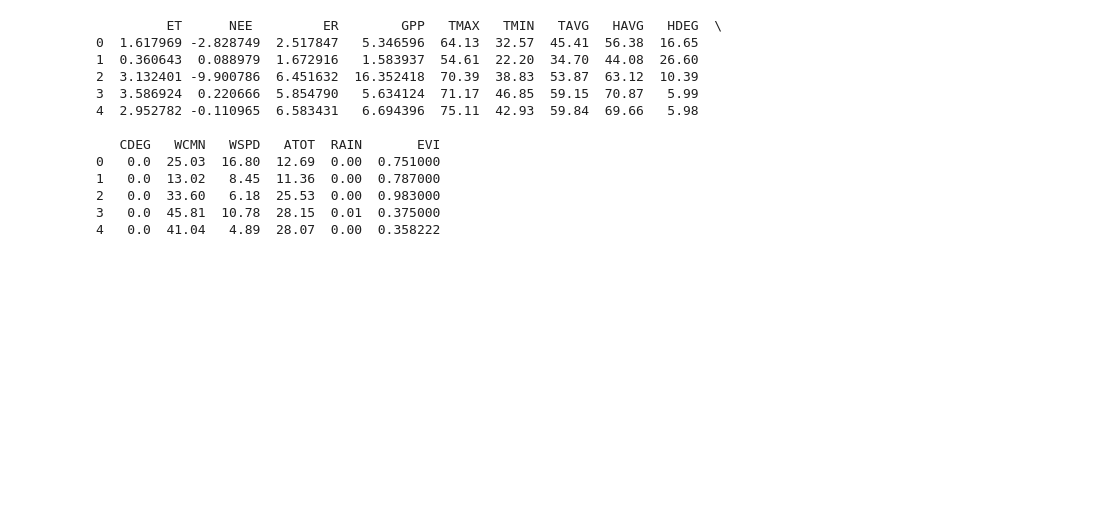
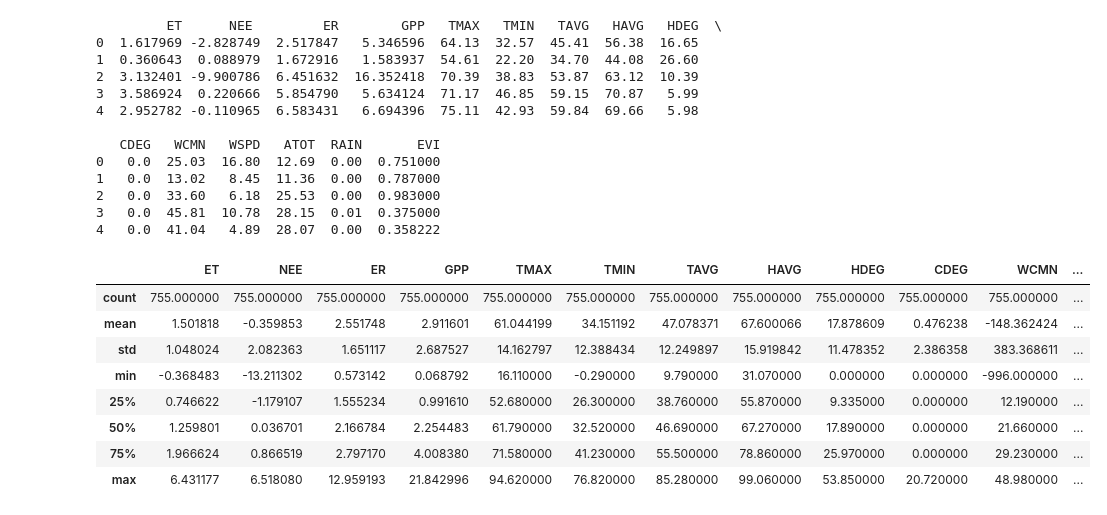
Before and after one commit to AkselCan/AgriAIChallenge, a Jupyter notebook: Aksel.ipynb, the cells around one changed output. Drawn from its saved outputs; the diff is of its cells as text; code cells hidden in the pictures; blank space fills up the shorter version.

```diff
--- a/Aksel.ipynb
+++ b/Aksel.ipynb
@@ -37,6 +39,18 @@ copydf_grainonly = combined_df.copy()
 2   0.0  33.60   6.18  25.53  0.00  0.983000
 3   0.0  45.81  10.78  28.15  0.01  0.375000
 4   0.0  41.04   4.89  28.07  0.00  0.358222
+# %%
+copydf_grainonly.describe()
+# %% [output]
+|  | ET | NEE | ER | GPP | TMAX | TMIN | TAVG | HAVG | HDEG | CDEG | WCMN | ... |
+| count | 755.000000 | 755.000000 | 755.000000 | 755.000000 | 755.000000 | 755.000000 | 755.000000 | 755.000000 | 755.000000 | 755.000000 | 755.000000 | ... |
+| mean | 1.501818 | -0.359853 | 2.551748 | 2.911601 | 61.044199 | 34.151192 | 47.078371 | 67.600066 | 17.878609 | 0.476238 | -148.362424 | ... |
+| std | 1.048024 | 2.082363 | 1.651117 | 2.687527 | 14.162797 | 12.388434 | 12.249897 | 15.919842 | 11.478352 | 2.386358 | 383.368611 | ... |
+| min | -0.368483 | -13.211302 | 0.573142 | 0.068792 | 16.110000 | -0.290000 | 9.790000 | 31.070000 | 0.000000 | 0.000000 | -996.000000 | ... |
+| 25% | 0.746622 | -1.179107 | 1.555234 | 0.991610 | 52.680000 | 26.300000 | 38.760000 | 55.870000 | 9.335000 | 0.000000 | 12.190000 | ... |
+| 50% | 1.259801 | 0.036701 | 2.166784 | 2.254483 | 61.790000 | 32.520000 | 46.690000 | 67.270000 | 17.890000 | 0.000000 | 21.660000 | ... |
+| 75% | 1.966624 | 0.866519 | 2.797170 | 4.008380 | 71.580000 | 41.230000 | 55.500000 | 78.860000 | 25.970000 | 0.000000 | 29.230000 | ... |
+| max | 6.431177 | 6.518080 | 12.959193 | 21.842996 | 94.620000 | 76.820000 | 85.280000 | 99.060000 | 53.850000 | 20.720000 | 48.980000 | ... |
 # %%
 # Calculate the correlation matrix
 correlation_matrix = copydf_grainonly.corr()
```
Also changed, not shown: parts of 17 cells of this notebook.
